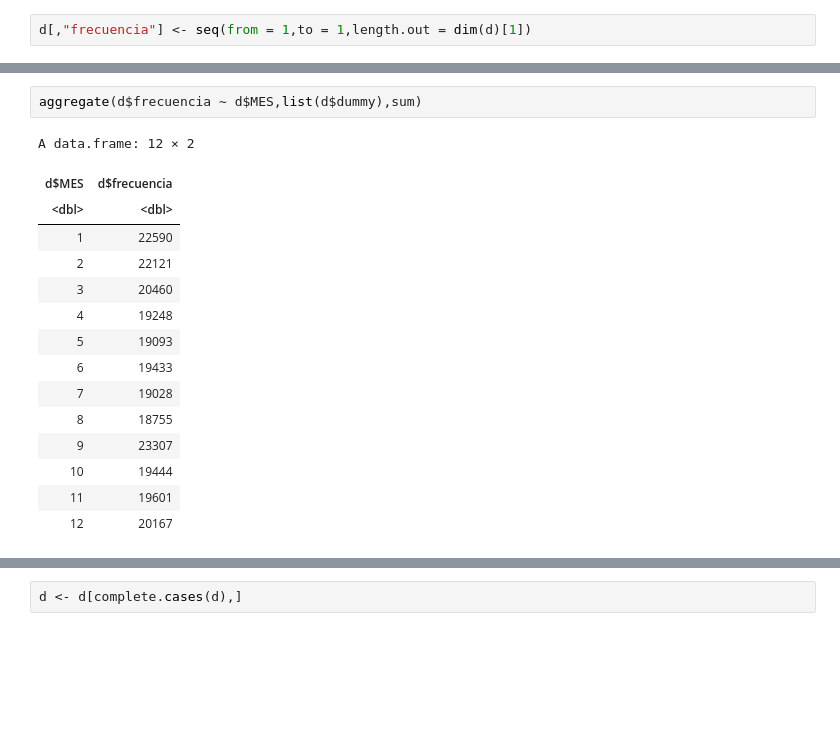
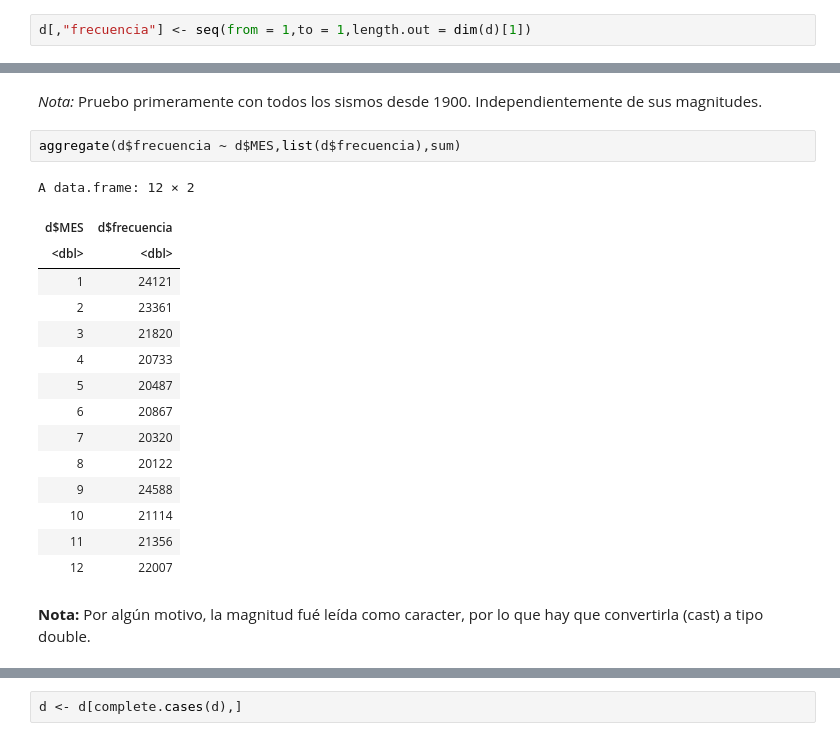
Before and after one commit to juanpedrovasquez/sismos, a Jupyter notebook: Sismos.ipynb, the cells around one changed output, grey strips where cells are left out. Saved outputs shown, nothing was run; the diff lists cells and outputs as text; blank space fills up the shorter version.

```diff
--- a/Sismos.ipynb
+++ b/Sismos.ipynb
@@ -103,23 +115,27 @@ A data.frame: 6 × 14
 | 4 | 1901-12-08 | 20:17:00 | 7.0 | 26.00 | -110.00 | 33.0 | 83 km al OESTE de AHOME, SIN | 1901-12-09 | 02:17:00 | ... |
 | 5 | 1902-01-16 | 17:19:00 | 7.0 | 17.62 | -99.72 | 33.0 | 21 km al OESTE de ZUMPANGO DEL RI... | 1902-01-16 | 23:19:00 | ... |
 | 6 | 1902-04-18 | 20:23:00 | 7.5 | 14.90 | -91.50 | 25.0 | 72 km al ESTE de CACAHOATAN, CHIS | 1902-04-19 | 02:23:00 | ... |
+# %% [markdown]
+*Nota:* Pruebo primeramente con todos los sismos desde 1900. Independientemente de sus magnitudes.
 # %%
-aggregate(d$frecuencia ~ d$MES,list(d$dummy),sum)
+aggregate(d$frecuencia ~ d$MES,list(d$frecuencia),sum)
 # %% [output]
 A data.frame: 12 × 2
 | d$MES | d$frecuencia |
 | <dbl> | <dbl> |
-| 1 | 22590 |
-| 2 | 22121 |
-| 3 | 20460 |
-| 4 | 19248 |
-| 5 | 19093 |
-| 6 | 19433 |
-| 7 | 19028 |
-| 8 | 18755 |
-| 9 | 23307 |
-| 10 | 19444 |
-| 11 | 19601 |
-| 12 | 20167 |
+| 1 | 24121 |
+| 2 | 23361 |
+| 3 | 21820 |
+| 4 | 20733 |
+| 5 | 20487 |
+| 6 | 20867 |
+| 7 | 20320 |
+| 8 | 20122 |
+| 9 | 24588 |
+| 10 | 21114 |
+| 11 | 21356 |
+| 12 | 22007 |
+# %% [markdown]
+**Nota:** Por algún motivo, la magnitud fué leída como caracter, por lo que hay que convertirla (cast) a tipo double.
 # %%
 d$Magnitud <- as.double(d$Magnitud)
```
Also changed, not shown: parts of 14 cells of this notebook.
